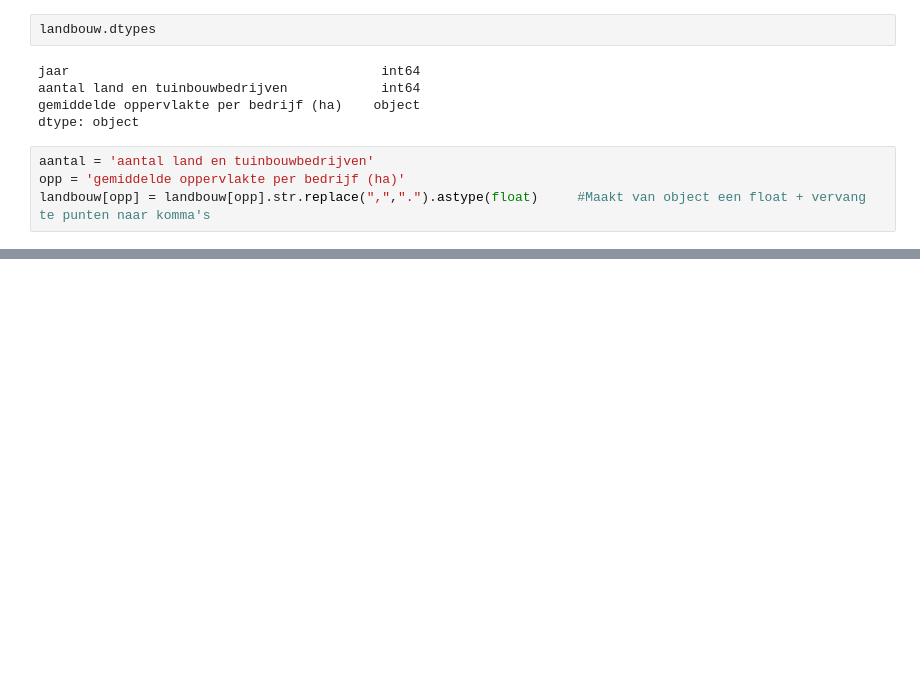
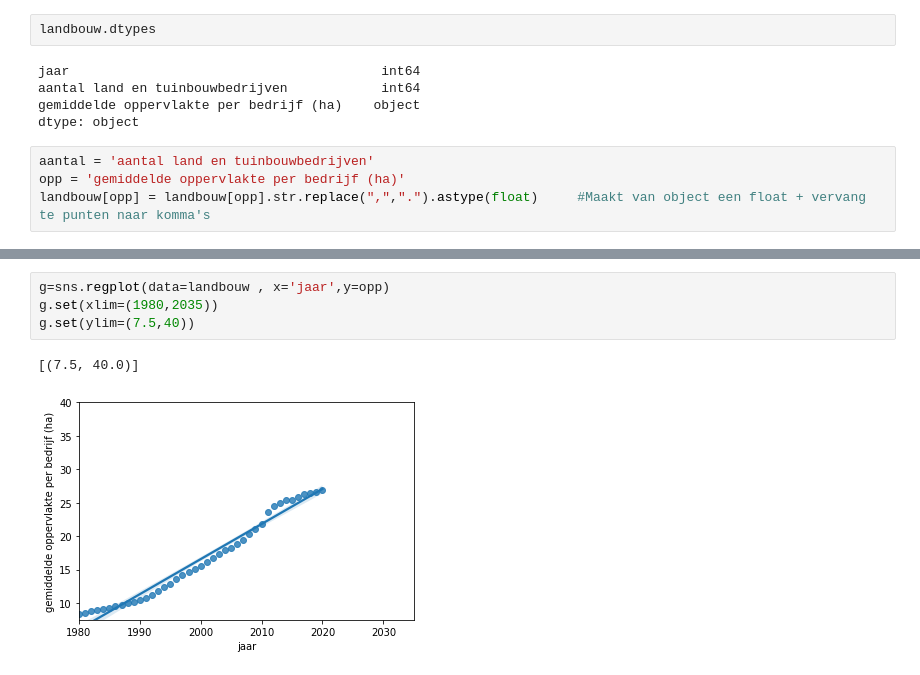
Before and after one commit to arnauddormaels/Data-Science-and-AI, a Jupyter notebook: Solution Labs/Cheat-sheet.ipynb, the cells around one changed output, grey strips where cells are left out. Drawn from its saved outputs; the diff is of its cells as text; blank space fills up the shorter version.

```diff
--- a/Solution Labs/Cheat-sheet.ipynb
+++ b/Solution Labs/Cheat-sheet.ipynb
@@ -1494,0 +1523,7 @@ landbouw[opp] = landbouw[opp].str.replace(",",".").astype(float)     #Maakt van
+# %%
+g=sns.regplot(data=landbouw , x='jaar',y=opp)
+g.set(xlim=(1980,2035))
+g.set(ylim=(7.5,40))
+# %% [output]
+[(7.5, 40.0)]
+[figure, added]
```
Also changed, not shown: parts of 19 cells of this notebook.
